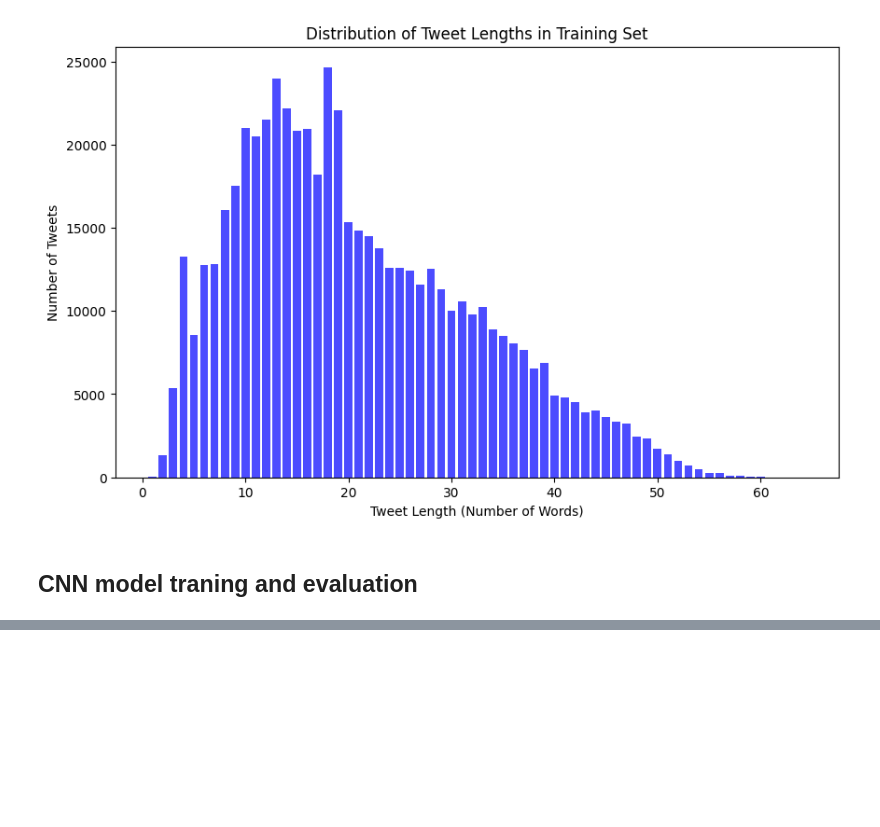
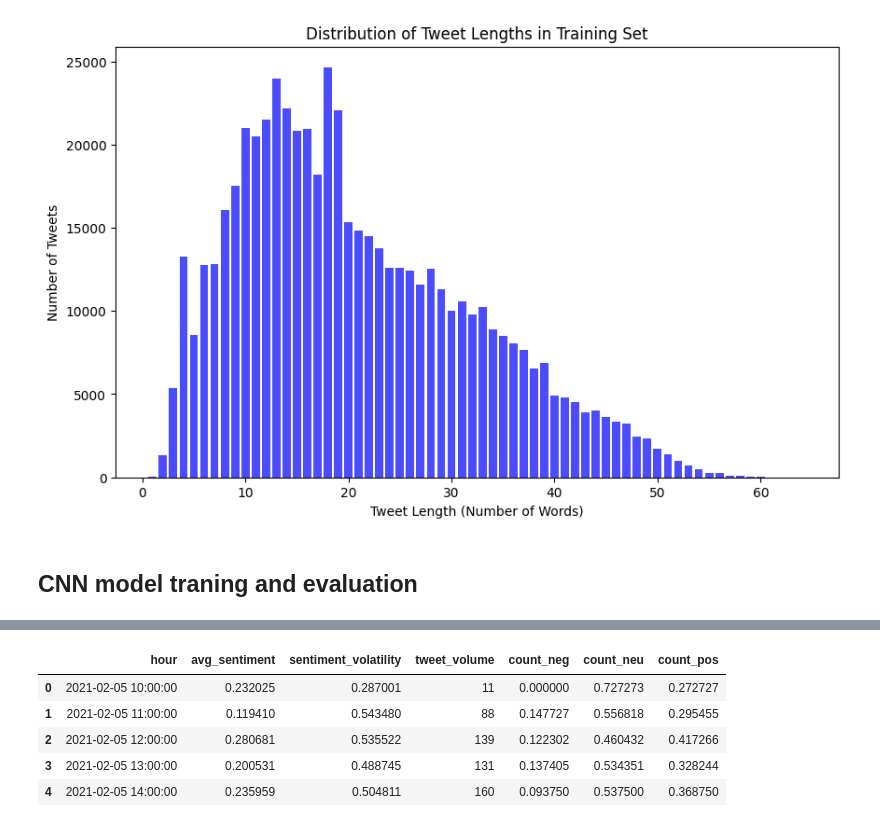
Before and after one commit to aman2810-jsr/crypto_sentiment, a Jupyter notebook: src/textCNN.ipynb, the cells around one changed output, grey strips where cells are left out. Cells and saved outputs as stored; diff of their text form; code cells hidden in the pictures; blank space fills up the shorter version.

```diff
--- a/src/textCNN.ipynb
+++ b/src/textCNN.ipynb
@@ -251,0 +393,9 @@ Validation Accuracy on train data: 91.00%
+# %%
+agg_df.head()
+# %% [output]
+|  | hour | avg_sentiment | sentiment_volatility | tweet_volume | count_neg | count_neu | count_pos |
+| 0 | 2021-02-05 10:00:00 | 0.232025 | 0.287001 | 11 | 0.000000 | 0.727273 | 0.272727 |
+| 1 | 2021-02-05 11:00:00 | 0.119410 | 0.543480 | 88 | 0.147727 | 0.556818 | 0.295455 |
+| 2 | 2021-02-05 12:00:00 | 0.280681 | 0.535522 | 139 | 0.122302 | 0.460432 | 0.417266 |
+| 3 | 2021-02-05 13:00:00 | 0.200531 | 0.488745 | 131 | 0.137405 | 0.534351 | 0.328244 |
+| 4 | 2021-02-05 14:00:00 | 0.235959 | 0.504811 | 160 | 0.093750 | 0.537500 | 0.368750 |
```
Also changed, not shown: parts of 12 cells of this notebook, 4 other files.
